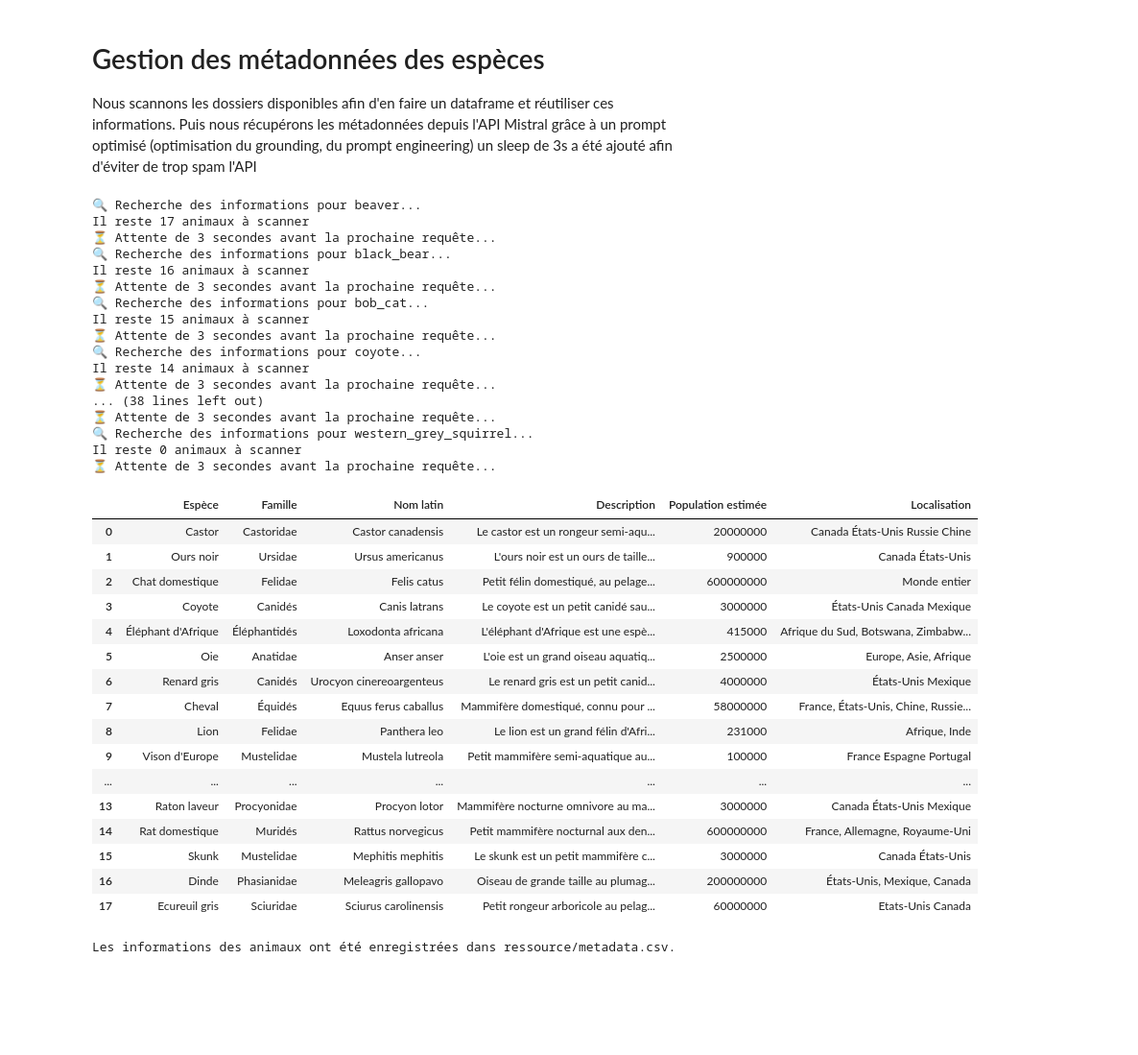
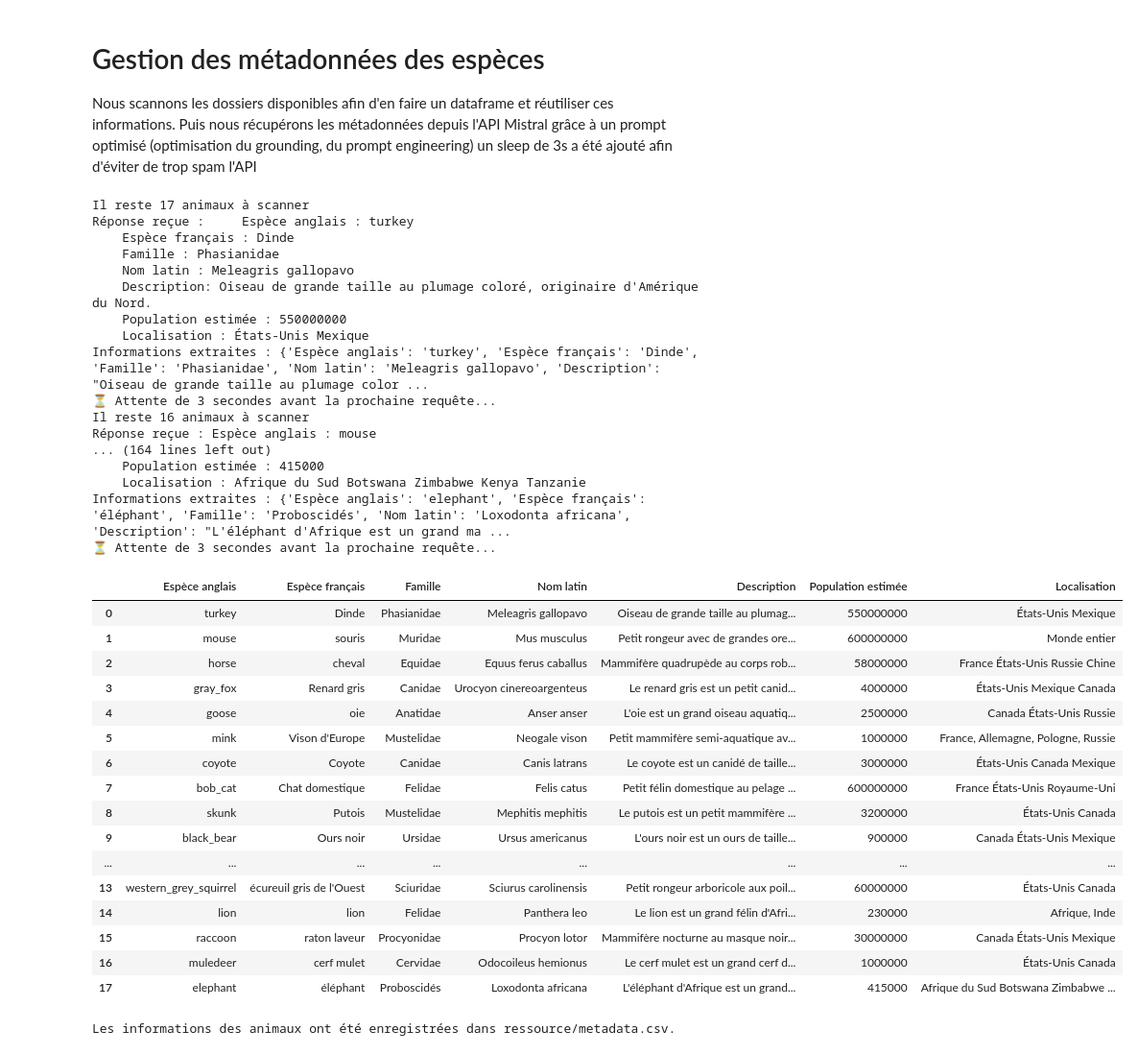
Before and after one commit to CedricSanchezGithub/ETL, a Jupyter notebook: metadata_manager.ipynb, the cells around one changed output. Shown at 96% size. Drawn from its saved outputs; the diff is of its cells as text; code cells hidden in the pictures; blank space fills up the shorter version.

```diff
--- a/metadata_manager.ipynb
+++ b/metadata_manager.ipynb
@@ -43,12 +41,12 @@ for index, animal in enumerate(df_all_animals["Nom du dossier"]):
 
     reste_a_scanner = total_animaux - (index + 1)
 
-    print(f"🔍 Recherche des informations pour {animal}...")
     print(f"Il reste {reste_a_scanner} animaux à scanner")
 
     prompt = f"""
     En français, donne-moi les informations suivantes sur {animal} :
-    - le nom de l'espèce,
+    - le nom de l'espèce (l'exacte nom que je t'ai donné)
+    - le nom de l'espèce (traduit en français),
     - la famille,
     - le nom latin,
     - la population estimée (uniquement un nombre, sans texte, sans unité, sans ponctuation sauf le point ou la virgule pour les milliers),
@@ -60,10 +58,12 @@ for index, animal in enumerate(df_all_animals["Nom du dossier"]):
     - Pour la population, écris uniquement un nombre sans texte. Par exemple : 1000000 au lieu de '1 million d'espèces environ'.
     - Pour la localisation, écris uniquement le ou les pays séparés par un espace.
     - Pour la Description, je souhaite 30 mots grand maximum.
-    - Le nom de l'espèce sera systématiquement traduit en français
+    - Pour le nom de l'espèce en anglais, ce sera le nom que je t'aurai données lors du prompt, brut, tel quel, sans aucun changement. Notamment, sans majuscule.
+    - Pour le nom en français, je souhaite éviter les mot composable ("Chat" au lieu de "Chat Domestique" par exemple)
 
     Présente les informations sous ce format exact :
-    Espèce : <nom de l'espèce>
+    Espèce anglais : <nom de l'espèce en anglais>
+    Espèce français : <nom de l'espèce traduit en français>
     Famille : <famille>
     Nom latin : <nom latin>
     Description: <description>
@@ -79,66 +79,69 @@ for index, animal in enumerate(df_all_animals["Nom du dossier"]):
 
         # Extraire la réponse
         reponse = chat_response.choices[0].message.content
+        print("Réponse reçue :", reponse)  # Ajouté pour le débogage
 
         # Parser la réponse pour extraire les valeurs
         informations = {}
         for ligne in reponse.split("\n"):
             if ":" in ligne:
                 cle, valeur = ligne.split(":", 1)
                 informations[cle.strip()] = valeur.strip()
+
+        print("Informations extraites :", informations)  # Ajouté pour le débogage
 
         # Ajouter les informations à la liste
         donnees_animaux.append(informations)
 
     except Exception as e:
         print(f"Erreur lors de la récupération des infos pour {animal} : {e}")
 
     # Pause pour éviter d'être banni
     print("⏳ Attente de 3 secondes avant la prochaine requête...")
     time.sleep(3)
 
 # Création du DataFrame
 df_animaux = pd.DataFrame(donnees_animaux)
 
 display(df_animaux)
 
 # Sauvegarde dans un CSV
 df_animaux.to_csv(fichier_csv, index=False)
 
 print(f"Les informations des animaux ont été enregistrées dans {fichier_csv}.")
 # %% [output]
-🔍 Recherche des informations pour beaver...
 Il reste 17 animaux à scanner
+Réponse reçue :     Espèce anglais : turkey
+    Espèce français : Dinde
+    Famille : Phasianidae
+    Nom latin : Meleagris gallopavo
+    Description: Oiseau de grande taille au plumage coloré, originaire d'Amérique du Nord.
+    Population estimée : 550000000
+    Localisation : États-Unis Mexique
+Informations extraites : {'Espèce anglais': 'turkey', 'Espèce français': 'Dinde', 'Famille': 'Phasianidae', 'Nom latin': 'Meleagris gallopavo', 'Description': "Oiseau de grande taille au plumage color ...
 ⏳ Attente de 3 secondes avant la prochaine requête...
-🔍 Recherche des informations pour black_bear...
 Il reste 16 animaux à scanner
+Réponse reçue : Espèce anglais : mouse
+... (164 lines left out)
+    Population estimée : 415000
+    Localisation : Afrique du Sud Botswana Zimbabwe Kenya Tanzanie
+Informations extraites : {'Espèce anglais': 'elephant', 'Espèce français': 'éléphant', 'Famille': 'Proboscidés', 'Nom latin': 'Loxodonta africana', 'Description': "L'éléphant d'Afrique est un grand ma ...
 ⏳ Attente de 3 secondes avant la prochaine requête...
-🔍 Recherche des informations pour bob_cat...
-Il reste 15 animaux à scanner
-⏳ Attente de 3 secondes avant la prochaine requête...
-🔍 Recherche des informations pour coyote...
-Il reste 14 animaux à scanner
-⏳ Attente de 3 secondes avant la prochaine requête...
-... (38 lines left out)
-⏳ Attente de 3 secondes avant la prochaine requête...
-🔍 Recherche des informations pour western_grey_squirrel...
-Il reste 0 animaux à scanner
-⏳ Attente de 3 secondes avant la prochaine requête...
-|  | Espèce | Famille | Nom latin | Description | Population estimée | Localisation |
-| 0 | Castor | Castoridae | Castor canadensis | Le castor est un rongeur semi-aqu... | 20000000 | Canada États-Unis Russie Chine |
-| 1 | Ours noir | Ursidae | Ursus americanus | L'ours noir est un ours de taille... | 900000 | Canada États-Unis |
-| 2 | Chat domestique | Felidae | Felis catus | Petit félin domestiqué, au pelage... | 600000000 | Monde entier |
-| 3 | Coyote | Canidés | Canis latrans | Le coyote est un petit canidé sau... | 3000000 | États-Unis Canada Mexique |
-| 4 | Éléphant d'Afrique | Éléphantidés | Loxodonta africana | L'éléphant d'Afrique est une espè... | 415000 | Afrique du Sud, Botswana, Zimbabw... |
-| 5 | Oie | Anatidae | Anser anser | L'oie est un grand oiseau aquatiq... | 2500000 | Europe, Asie, Afrique |
-| 6 | Renard gris | Canidés | Urocyon cinereoargenteus | Le renard gris est un petit canid... | 4000000 | États-Unis Mexique |
-| 7 | Cheval | Équidés | Equus ferus caballus | Mammifère domestiqué, connu pour ... | 58000000 | France, États-Unis, Chine, Russie... |
-| 8 | Lion | Felidae | Panthera leo | Le lion est un grand félin d'Afri... | 231000 | Afrique, Inde |
-| 9 | Vison d'Europe | Mustelidae | Mustela lutreola | Petit mammifère semi-aquatique au... | 100000 | France Espagne Portugal |
-| ... | ... | ... | ... | ... | ... | ... |
-| 13 | Raton laveur | Procyonidae | Procyon lotor | Mammifère nocturne omnivore au ma... | 3000000 | Canada États-Unis Mexique |
-| 14 | Rat domestique | Muridés | Rattus norvegicus | Petit mammifère nocturnal aux den... | 600000000 | France, Allemagne, Royaume-Uni |
-| 15 | Skunk | Mustelidae | Mephitis mephitis | Le skunk est un petit mammifère c... | 3000000 | Canada États-Unis |
-| 16 | Dinde | Phasianidae | Meleagris gallopavo | Oiseau de grande taille au plumag... | 200000000 | États-Unis, Mexique, Canada |
-| 17 | Ecureuil gris | Sciuridae | Sciurus carolinensis | Petit rongeur arboricole au pelag... | 60000000 | Etats-Unis Canada |
+|  | Espèce anglais | Espèce français | Famille | Nom latin | Description | Population estimée | Localisation |
+| 0 | turkey | Dinde | Phasianidae | Meleagris gallopavo | Oiseau de grande taille au plumag... | 550000000 | États-Unis Mexique |
+| 1 | mouse | souris | Muridae | Mus musculus | Petit rongeur avec de grandes ore... | 600000000 | Monde entier |
+| 2 | horse | cheval | Equidae | Equus ferus caballus | Mammifère quadrupède au corps rob... | 58000000 | France États-Unis Russie Chine |
+| 3 | gray_fox | Renard gris | Canidae | Urocyon cinereoargenteus | Le renard gris est un petit canid... | 4000000 | États-Unis Mexique Canada |
+| 4 | goose | oie | Anatidae | Anser anser | L'oie est un grand oiseau aquatiq... | 2500000 | Canada États-Unis Russie |
+| 5 | mink | Vison d'Europe | Mustelidae | Neogale vison | Petit mammifère semi-aquatique av... | 1000000 | France, Allemagne, Pologne, Russie |
+| 6 | coyote | Coyote | Canidae | Canis latrans | Le coyote est un canidé de taille... | 3000000 | États-Unis Canada Mexique |
+| 7 | bob_cat | Chat domestique | Felidae | Felis catus | Petit félin domestique au pelage ... | 600000000 | France États-Unis Royaume-Uni |
+| 8 | skunk | Putois | Mustelidae | Mephitis mephitis | Le putois est un petit mammifère ... | 3200000 | États-Unis Canada |
+| 9 | black_bear | Ours noir | Ursidae | Ursus americanus | L'ours noir est un ours de taille... | 900000 | Canada États-Unis Mexique |
+| ... | ... | ... | ... | ... | ... | ... | ... |
+| 13 | western_grey_squirrel | écureuil gris de l'Ouest | Sciuridae | Sciurus carolinensis | Petit rongeur arboricole aux poil... | 60000000 | États-Unis Canada |
+| 14 | lion | lion | Felidae | Panthera leo | Le lion est un grand félin d'Afri... | 230000 | Afrique, Inde |
+| 15 | raccoon | raton laveur | Procyonidae | Procyon lotor | Mammifère nocturne au masque noir... | 30000000 | Canada États-Unis Mexique |
+| 16 | muledeer | cerf mulet | Cervidae | Odocoileus hemionus | Le cerf mulet est un grand cerf d... | 1000000 | États-Unis Canada |
+| 17 | elephant | éléphant | Proboscidés | Loxodonta africana | L'éléphant d'Afrique est un grand... | 415000 | Afrique du Sud Botswana Zimbabwe ... |
 Les informations des animaux ont été enregistrées dans ressource/metadata.csv.
```
Also changed, not shown: parts of 1 cell of this notebook, 2 other files.
